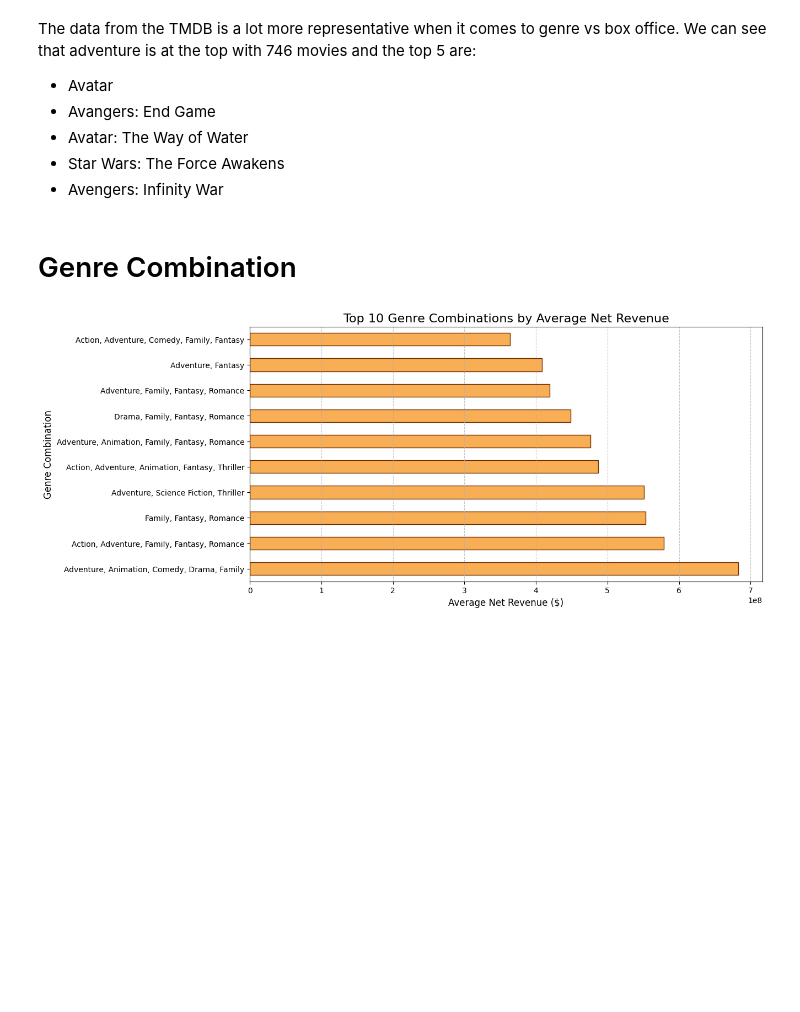
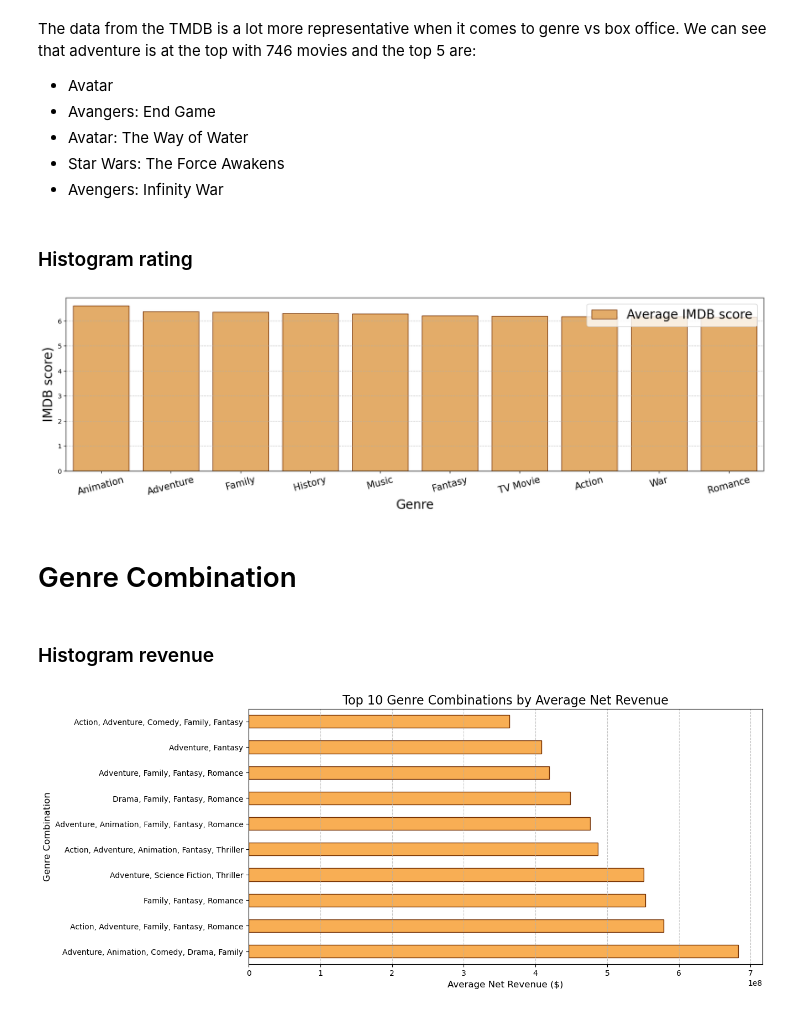
Before and after one commit to epfl-ada/ada-2024-project-conquistada, a Jupyter notebook: results.ipynb, the cells around one changed output. Cells and saved outputs as stored; diff of their text form; code cells hidden in the pictures; blank space fills up the shorter version.

```diff
--- a/results.ipynb
+++ b/results.ipynb
@@ -322,8 +323,41 @@ We can see that adventure is at the top with 746 movies and the top 5 are:
 - Avatar: The Way of Water
 - Star Wars: The Force Awakens
 - Avengers: Infinity War
+# %% [markdown]
+### Histogram rating
+# %%
+# Columns to show
+c = 'vote_average'
+
+# Drop rows with no genres, zero budget, or zero revenue
+tmdb_cleaned = tmdb.dropna(subset=['Extracted Genres', 'vote_average'])
+
+# Explode genres into separate rows
+tmdb_exploded = tmdb_cleaned.explode('Extracted Genres')
+
+# Group by genre and calculate average budget and net revenue
+genre_stats = tmdb_exploded.groupby('Extracted Genres')[['vote_average']].mean().sort_values(by=c, ascending=False)
+
+# Plot the top 10 genres with a stacked bar chart
+top_genres = genre_stats.head(10)
+
+# Adjust the stacked bar
+fig, ax = plt.subplots(figsize=(20, 5))
+sns.barplot(x=top_genres.index, y=top_genres['vote_average'], color=GRAPH_COLORS[0], edgecolor=GRAPH_EDGECOLOR, label='Average IMDB score')
+# Customize the plot
+# plt.title('Top 10 Genres by Average Revenue and Budget', fontsize=26)
+plt.xlabel('Genre', fontsize=20)
+plt.ylabel('IMDB score)', fontsize=20)
+plt.xticks(fontsize=15, rotation=15)
+plt.legend(fontsize=20)
+plt.grid(axis='y', linestyle='--', alpha=0.7)
+plt.show()
+# %% [output]
+[figure, added]
 # %% [markdown]
 # Genre Combination
+# %% [markdown]
+### Histogram revenue
 # %%
 # Count most common genre combinations
 tmdb['Genre Combination'] = tmdb['Extracted Genres'].apply(lambda x: ', '.join(sorted(x)))
```
Also changed, not shown: parts of 17 cells of this notebook, 2 other files.
